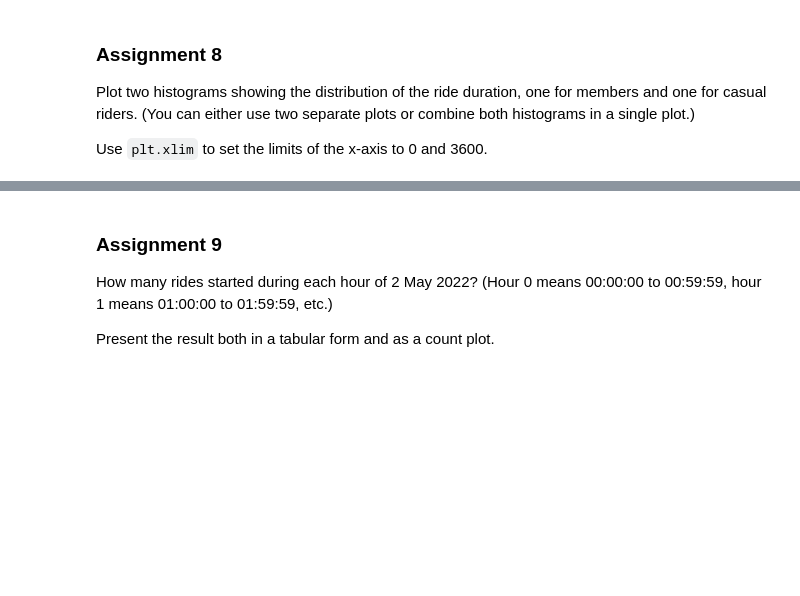
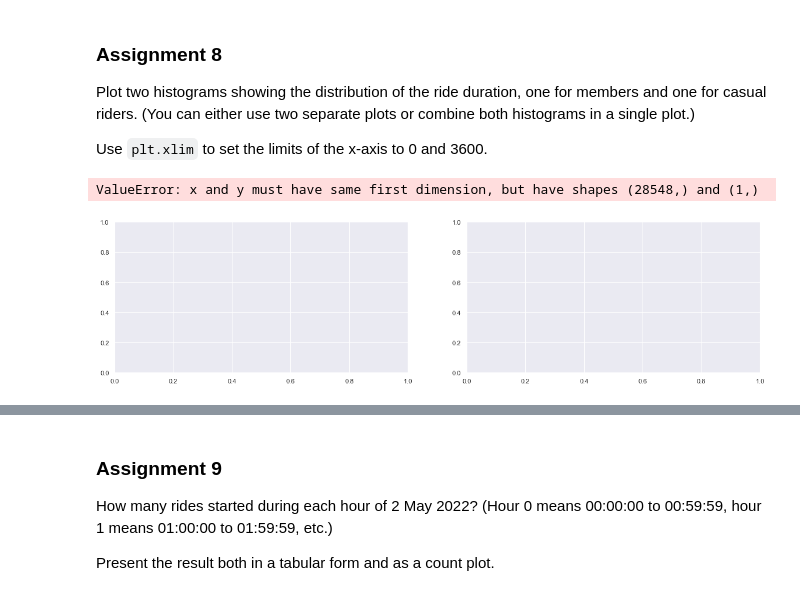
Before and after one commit to adamsky777/Data_Management_-_Python, a Jupyter notebook: problem_sets/Citibikes_Week12_problem .ipynb, the cells around one changed output, grey strips where cells are left out. Drawn from its saved outputs; the diff is of its cells as text; code cells hidden in the pictures; blank space fills up the shorter version.

```diff
--- a/problem_sets/Citibikes_Week12_problem .ipynb
+++ b/problem_sets/Citibikes_Week12_problem .ipynb
@@ -175,5 +175,21 @@ Name: 85640, dtype: object
 Plot two histograms showing the distribution of the ride duration, one for members and one for casual riders. (You can either use two separate plots or combine both histograms in a single plot.)
 
 Use `plt.xlim` to set the limits of the x-axis to 0 and 3600.
+# %%
+citibikes_df = pd.read_csv('jc-202205-citibike.csv')
+casual_riders = citibikes_df[citibikes_df['member_casual']== 'casual']
+member_riders = citibikes_df[citibikes_df['member_casual']== 'member']
+
+
+
+fig_1 = plt.figure(1, figsize=(20, 4.8))
+
+chart1 = fig_1.add_subplot(121)
+chart2 = fig_1.add_subplot(122)
+
+chart1.plot(casual_riders['duration'], )
+# %% [output]
+ValueError: x and y must have same first dimension, but have shapes (28548,) and (1,)
+[figure, added]
 # %%
 citibikes_df = pd.read_csv('jc-202205-citibike.csv')
```
Also changed, not shown: parts of 2 cells of this notebook.
